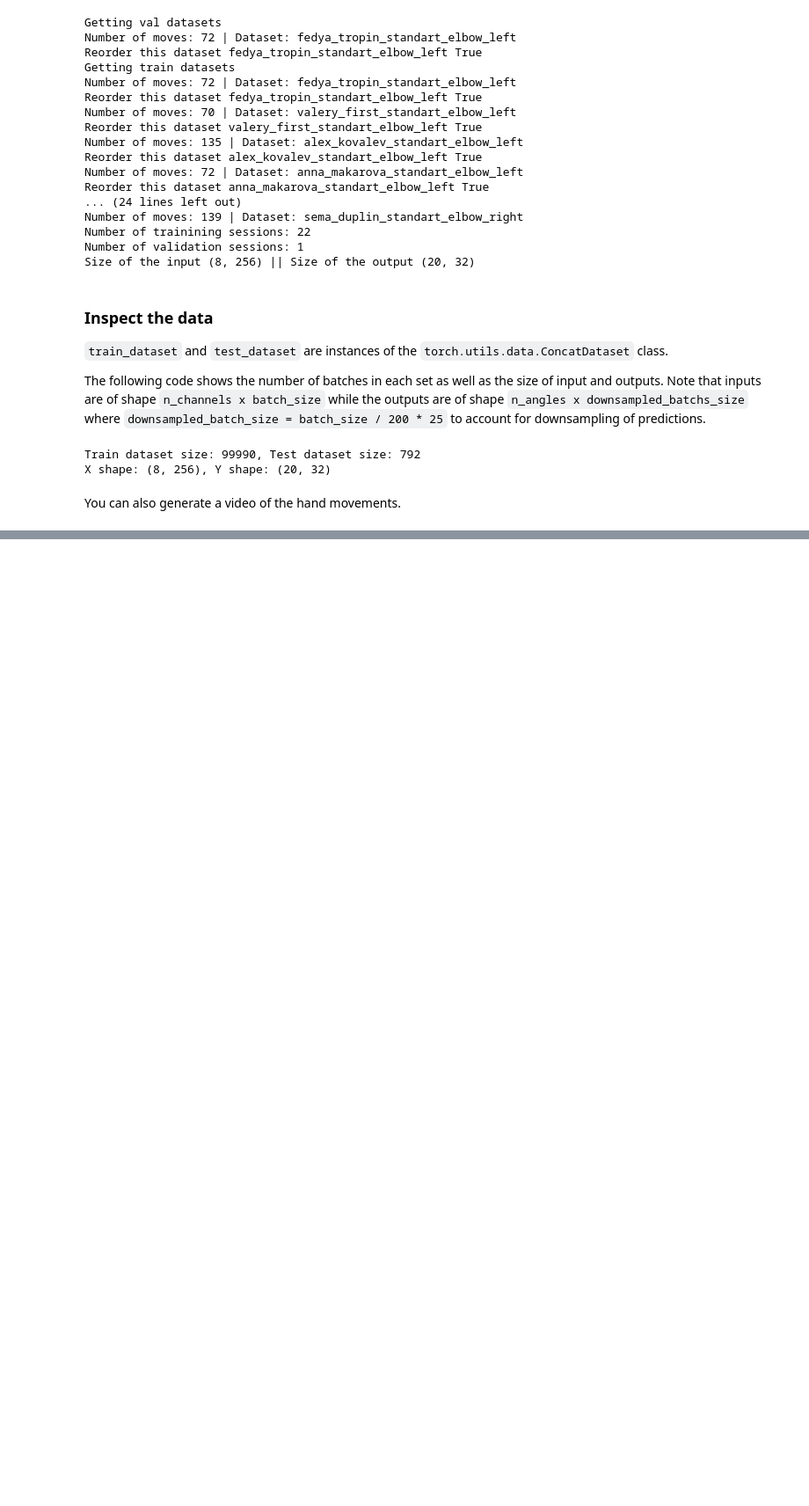
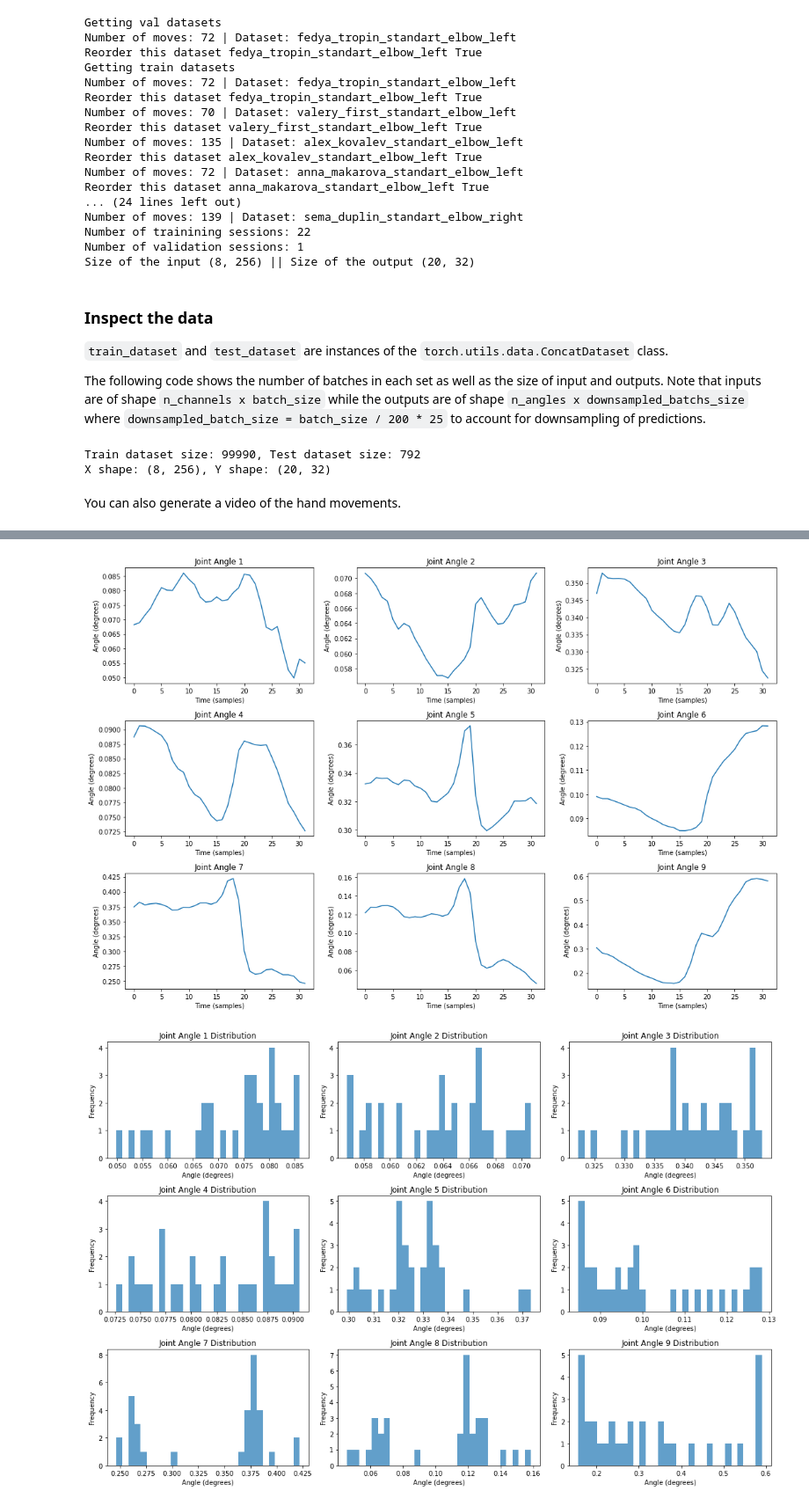
Before and after one commit to BelleJohn/BCI_ALVI_challenge, a Jupyter notebook: tutorials/01_load_dataset.ipynb, the cells around one changed output, grey strips where cells are left out. Shown at 88% size. Drawn from its saved outputs; the diff is of its cells as text; code cells hidden in the pictures; blank space fills up the shorter version.

```diff
--- a/tutorials/01_load_dataset.ipynb
+++ b/tutorials/01_load_dataset.ipynb
@@ -93,0 +138,25 @@ save_animation(ani, 'test_vis.gif', fps=25,)   # this will save a .gif file
+# %%
+# Analyze joint angles
+plt.figure(figsize=(15, 10))
+for i in range(min(9, Y.shape[0])):  # Plot first 9 joint angles
+    plt.subplot(3, 3, i+1)
+    plt.plot(Y[i, :]) # Plot the joint angle
+    plt.title(f"Joint Angle {i+1}")
+    plt.xlabel("Time (samples)")
+    plt.ylabel("Angle (degrees)")
+plt.tight_layout()
+plt.show()
+
+# Distribution of joint angles
+plt.figure(figsize=(15, 10))
+for i in range(min(9, Y.shape[0])):
+    plt.subplot(3, 3, i+1)
+    plt.hist(Y[i, :], bins=30, alpha=0.7)
+    plt.title(f"Joint Angle {i+1} Distribution")
+    plt.xlabel("Angle (degrees)")
+    plt.ylabel("Frequency")
+plt.tight_layout()
+plt.show()
+# %% [output]
+[figure, added]
+[figure, added]
```
Also changed, not shown: parts of 7 cells of this notebook, 1 other file.
